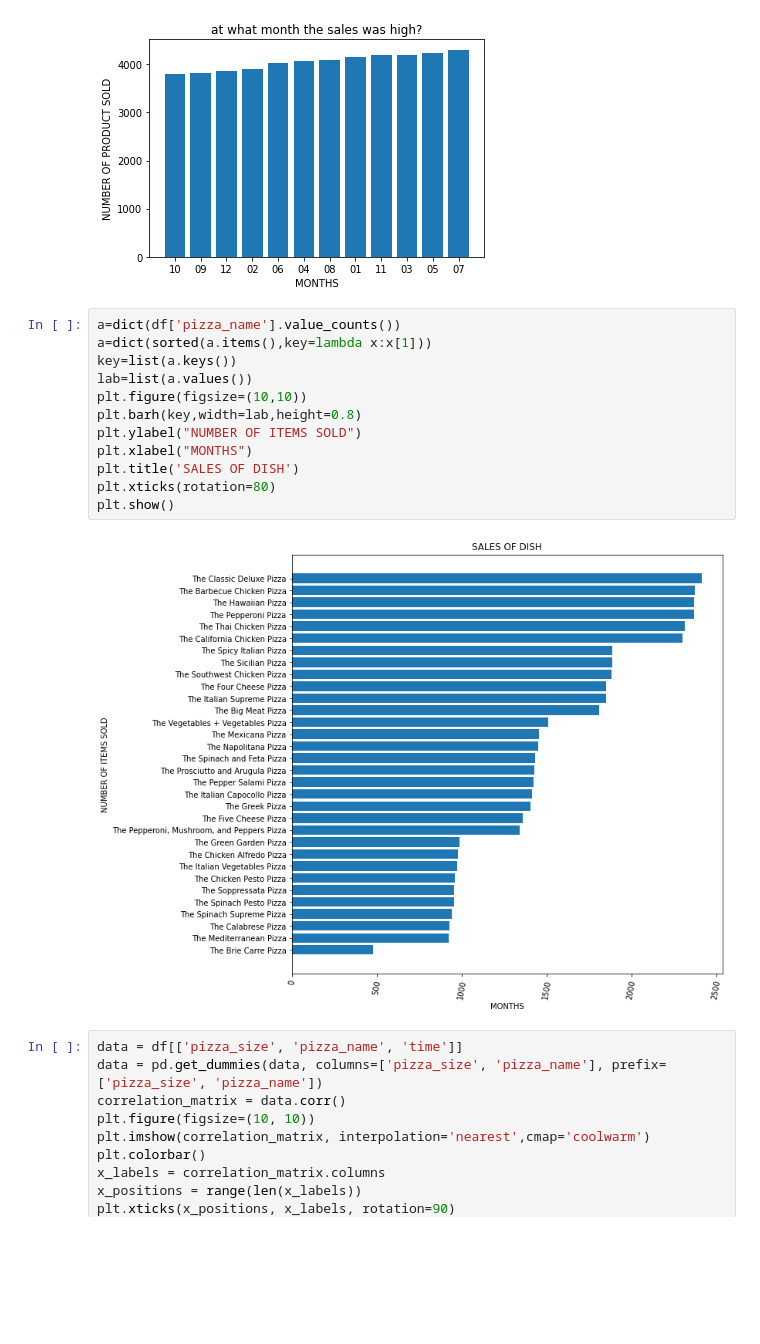
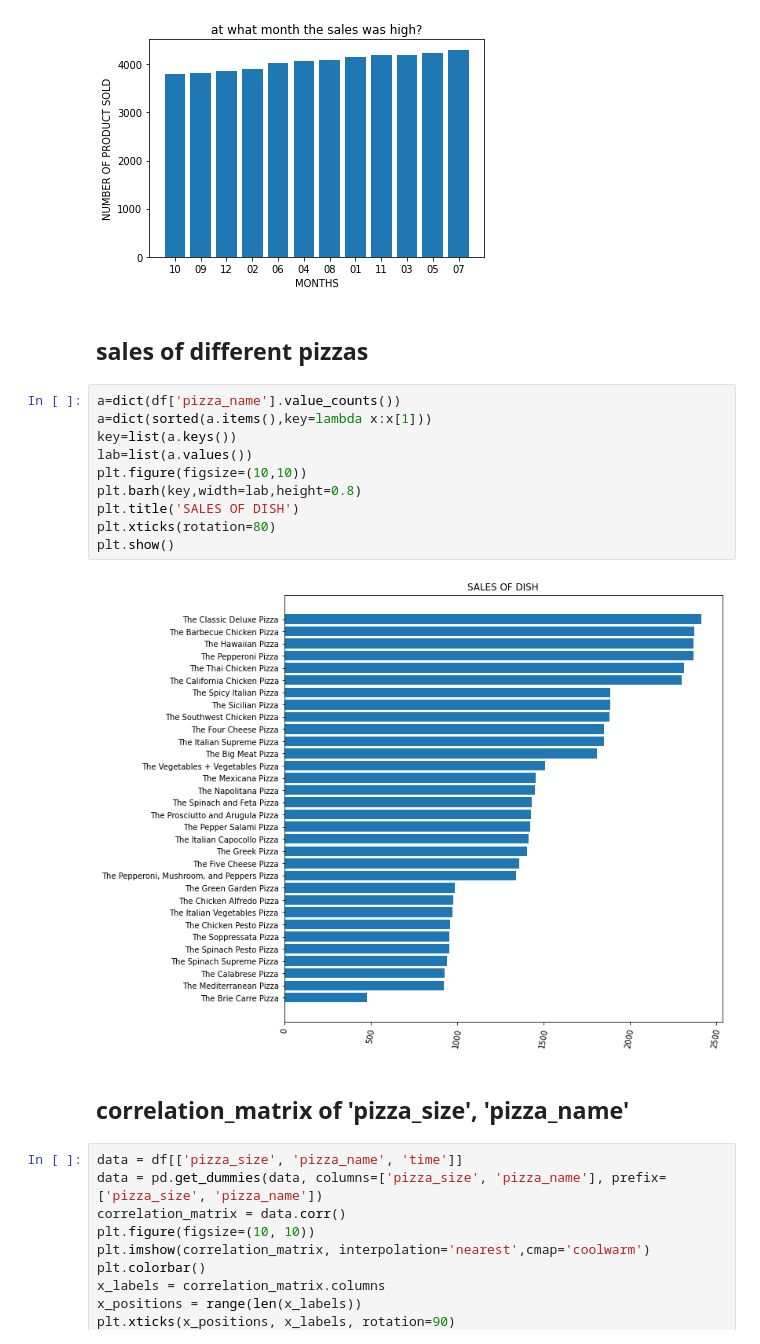
Before and after one commit to NAGSnag/DATA_ANALYSIS, a Jupyter notebook: piza_sales_analysis.ipynb, the cells around one changed output. Cells and saved outputs as stored; diff of their text form; blank space fills up the shorter version.

```diff
--- a/piza_sales_analysis.ipynb
+++ b/piza_sales_analysis.ipynb
@@ -126,20 +111,22 @@ plt.title('at what month the sales was high?')
 plt.show()
 # %% [output]
 [figure]
+# %% [markdown]
+## sales of different pizzas
 # %%
 a=dict(df['pizza_name'].value_counts())
 a=dict(sorted(a.items(),key=lambda x:x[1]))
 key=list(a.keys())
 lab=list(a.values())
 plt.figure(figsize=(10,10))
 plt.barh(key,width=lab,height=0.8)
-plt.ylabel("NUMBER OF ITEMS SOLD")
-plt.xlabel("MONTHS")
 plt.title('SALES OF DISH')
 plt.xticks(rotation=80)
 plt.show()
 # %% [output]
-[figure, old version]
+[figure, new version]
+# %% [markdown]
+## correlation_matrix of 'pizza_size', 'pizza_name'
 # %%
 data = df[['pizza_size', 'pizza_name', 'time']]
 data = pd.get_dummies(data, columns=['pizza_size', 'pizza_name'], prefix=['pizza_size', 'pizza_name'])
```
Also changed, not shown: parts of 20 cells of this notebook.
